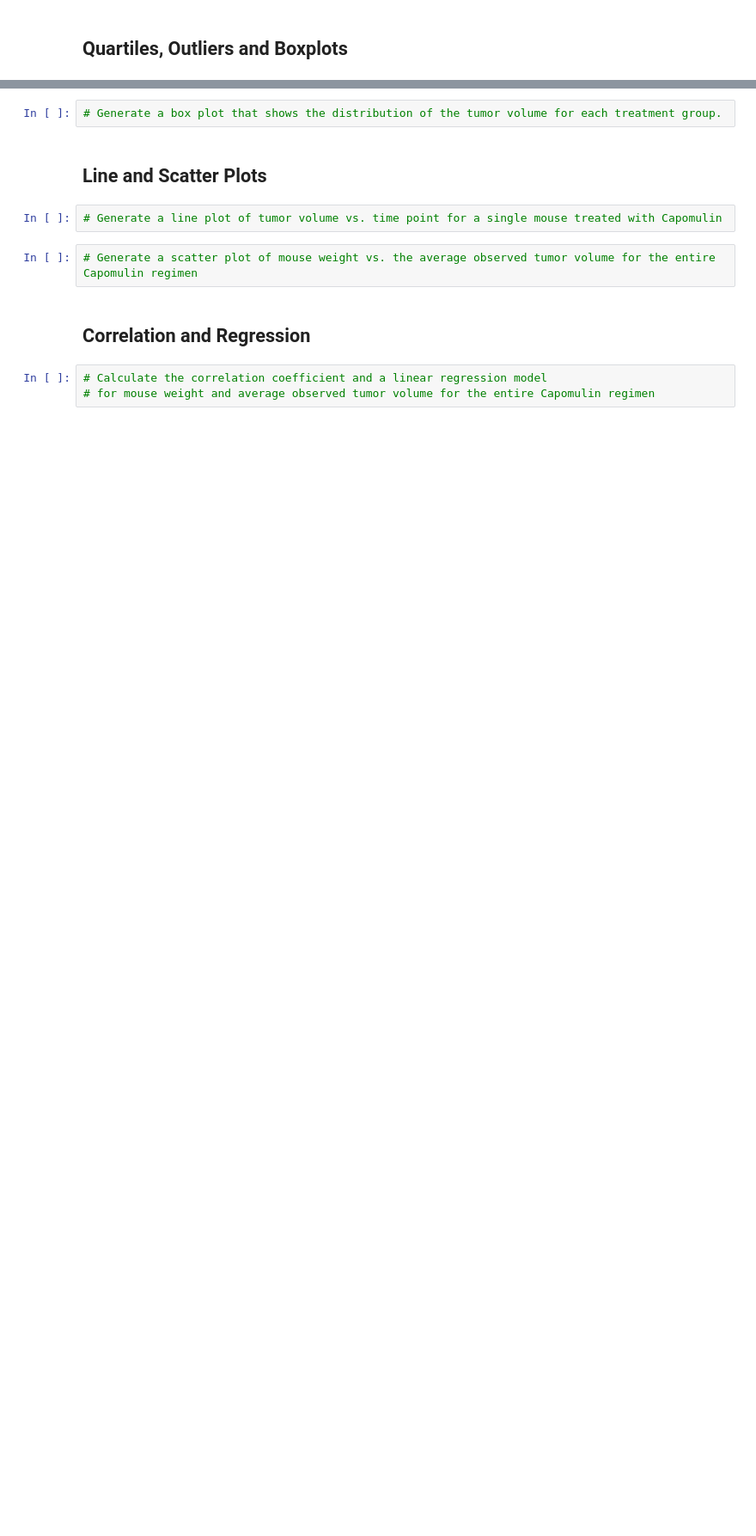
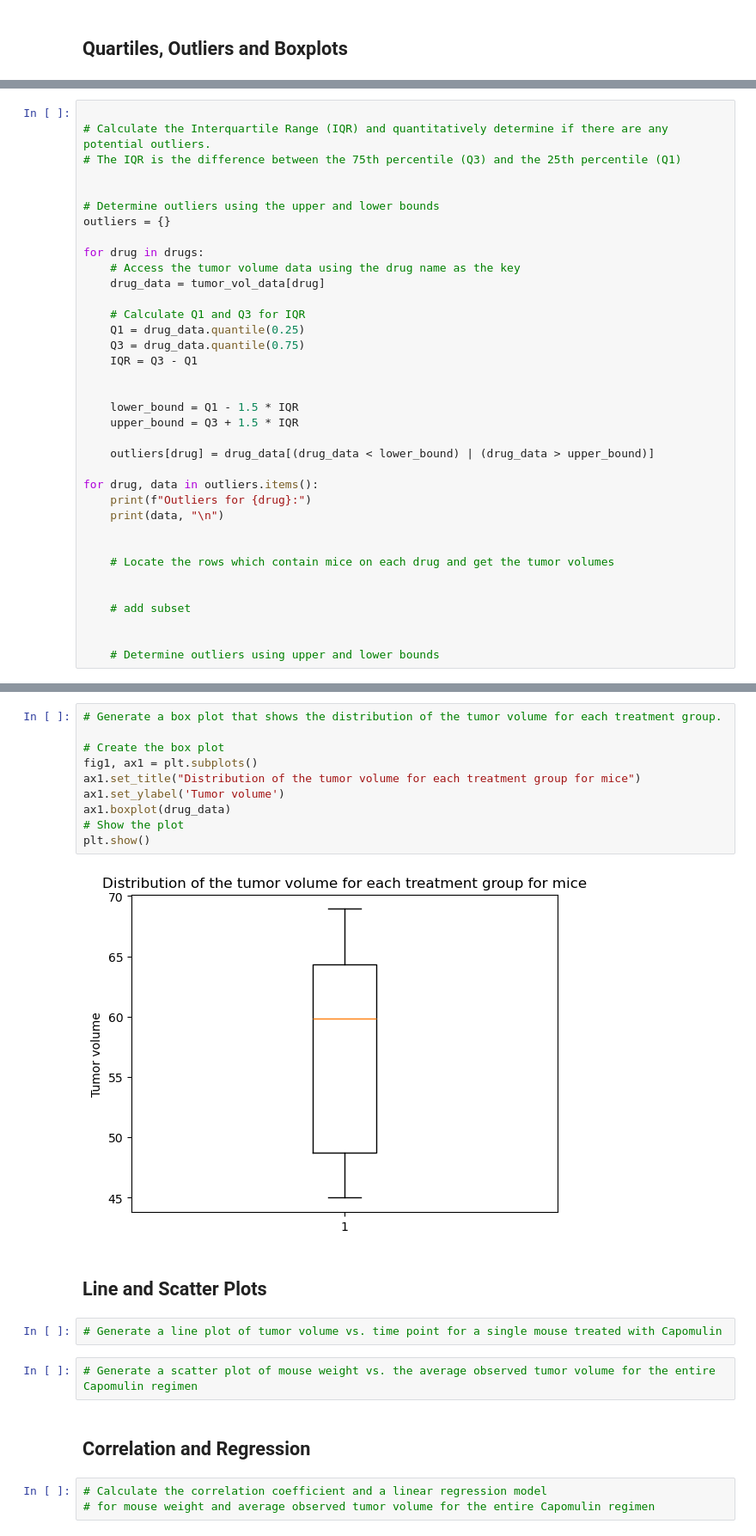
Before and after one commit to mascee/Challenge-5-Pymaceuticals, a Jupyter notebook: Challenge5_Pymaceuticals.ipynb, the cells around one changed output, grey strips where cells are left out. Shown at 86% size. Drawn from its saved outputs; the diff is of its cells as text; blank space fills up the shorter version.

```diff
--- a/Challenge5_Pymaceuticals.ipynb
+++ b/Challenge5_Pymaceuticals.ipynb
@@ -264,0 +302,36 @@ plt.show()
+# %%
+
+# Calculate the Interquartile Range (IQR) and quantitatively determine if there are any potential outliers.
+# The IQR is the difference between the 75th percentile (Q3) and the 25th percentile (Q1)
+
+
+# Determine outliers using the upper and lower bounds
+outliers = {}
+
+for drug in drugs:
+    # Access the tumor volume data using the drug name as the key
+    drug_data = tumor_vol_data[drug]
+
+    # Calculate Q1 and Q3 for IQR
+    Q1 = drug_data.quantile(0.25)
+    Q3 = drug_data.quantile(0.75)
+    IQR = Q3 - Q1
+
+
+    lower_bound = Q1 - 1.5 * IQR
+    upper_bound = Q3 + 1.5 * IQR
+
+    outliers[drug] = drug_data[(drug_data < lower_bound) | (drug_data > upper_bound)]
+
+for drug, data in outliers.items():
+    print(f"Outliers for {drug}:")
+    print(data, "\n")
+
+
+    # Locate the rows which contain mice on each drug and get the tumor volumes
+
+
+    # add subset
+
+
+    # Determine outliers using upper and lower bounds
@@ -265,5 +351,15 @@ plt.show()
 # %%
 # Generate a box plot that shows the distribution of the tumor volume for each treatment group.
+
+# Create the box plot
+fig1, ax1 = plt.subplots()
+ax1.set_title("Distribution of the tumor volume for each treatment group for mice")
+ax1.set_ylabel('Tumor volume')
+ax1.boxplot(drug_data)
+# Show the plot
+plt.show()
+# %% [output]
+[figure, added]
 # %% [markdown]
 ## Line and Scatter Plots
 # %%
```
Also changed, not shown: parts of 15 cells of this notebook.
